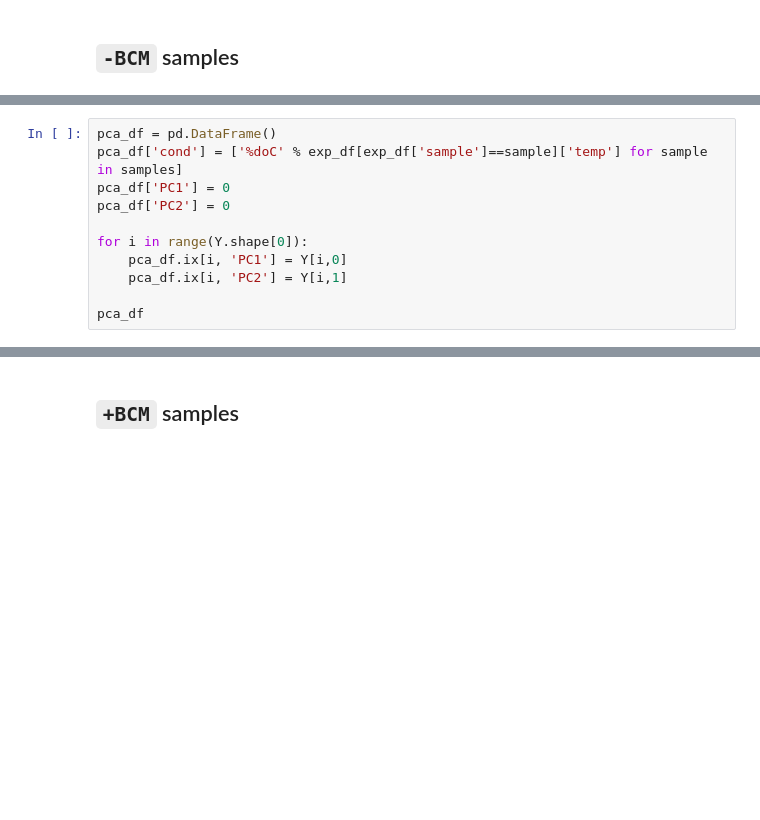
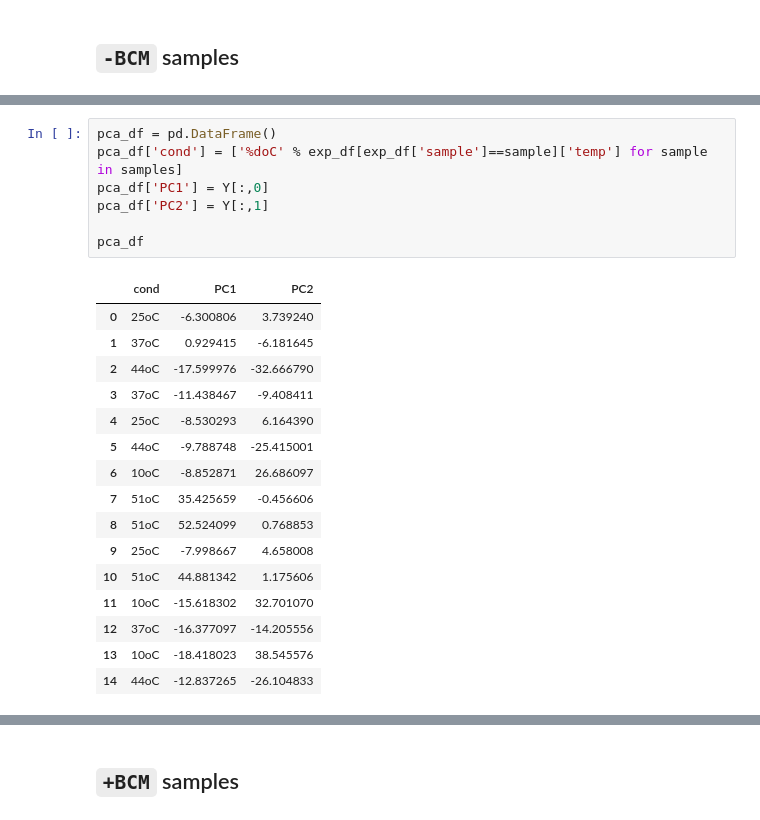
Before and after one commit to NudlerLab/biodata, a Jupyter notebook: sessions/09 - UTR PCA.ipynb, the cells around one changed output, grey strips where cells are left out. Cells and saved outputs as stored; diff of their text form; blank space fills up the shorter version.

```diff
--- a/sessions/09 - UTR PCA.ipynb
+++ b/sessions/09 - UTR PCA.ipynb
@@ -105,14 +178,27 @@ print(g)
 # %%
 pca_df = pd.DataFrame()
 pca_df['cond'] = ['%doC' % exp_df[exp_df['sample']==sample]['temp'] for sample in samples]
-pca_df['PC1'] = 0
-pca_df['PC2'] = 0
-
-for i in range(Y.shape[0]):
-    pca_df.ix[i, 'PC1'] = Y[i,0]
-    pca_df.ix[i, 'PC2'] = Y[i,1]
+pca_df['PC1'] = Y[:,0]
+pca_df['PC2'] = Y[:,1]
 
 pca_df
+# %% [output]
+|  | cond | PC1 | PC2 |
+| 0 | 25oC | -6.300806 | 3.739240 |
+| 1 | 37oC | 0.929415 | -6.181645 |
+| 2 | 44oC | -17.599976 | -32.666790 |
+| 3 | 37oC | -11.438467 | -9.408411 |
+| 4 | 25oC | -8.530293 | 6.164390 |
+| 5 | 44oC | -9.788748 | -25.415001 |
+| 6 | 10oC | -8.852871 | 26.686097 |
+| 7 | 51oC | 35.425659 | -0.456606 |
+| 8 | 51oC | 52.524099 | 0.768853 |
+| 9 | 25oC | -7.998667 | 4.658008 |
+| 10 | 51oC | 44.881342 | 1.175606 |
+| 11 | 10oC | -15.618302 | 32.701070 |
+| 12 | 37oC | -16.377097 | -14.205556 |
+| 13 | 10oC | -18.418023 | 38.545576 |
+| 14 | 44oC | -12.837265 | -26.104833 |
 # %%
 g = ggplot(pca_df, aes(x='PC1', y='PC2', color='cond')) \
     + geom_point(size=10) \
```
Also changed, not shown: parts of 11 cells of this notebook.
